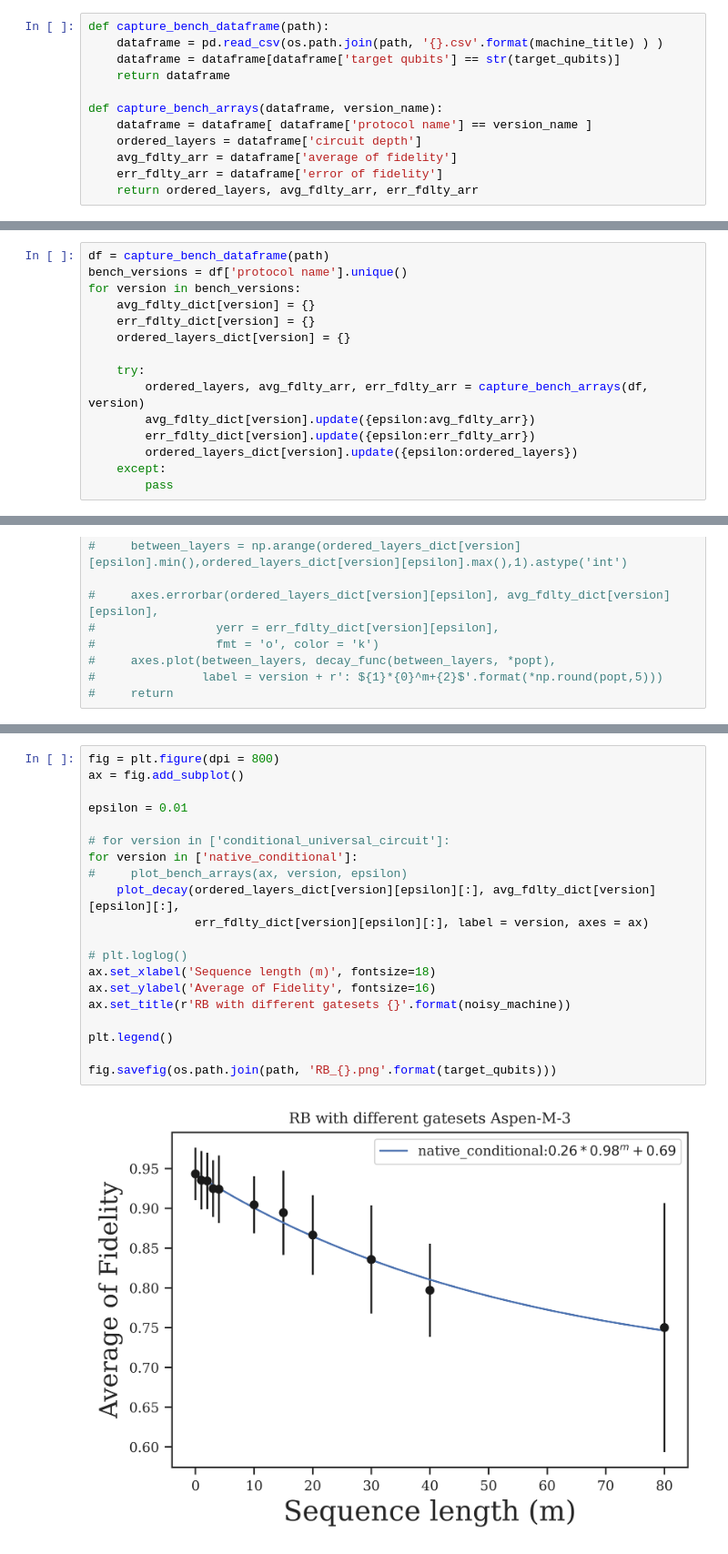
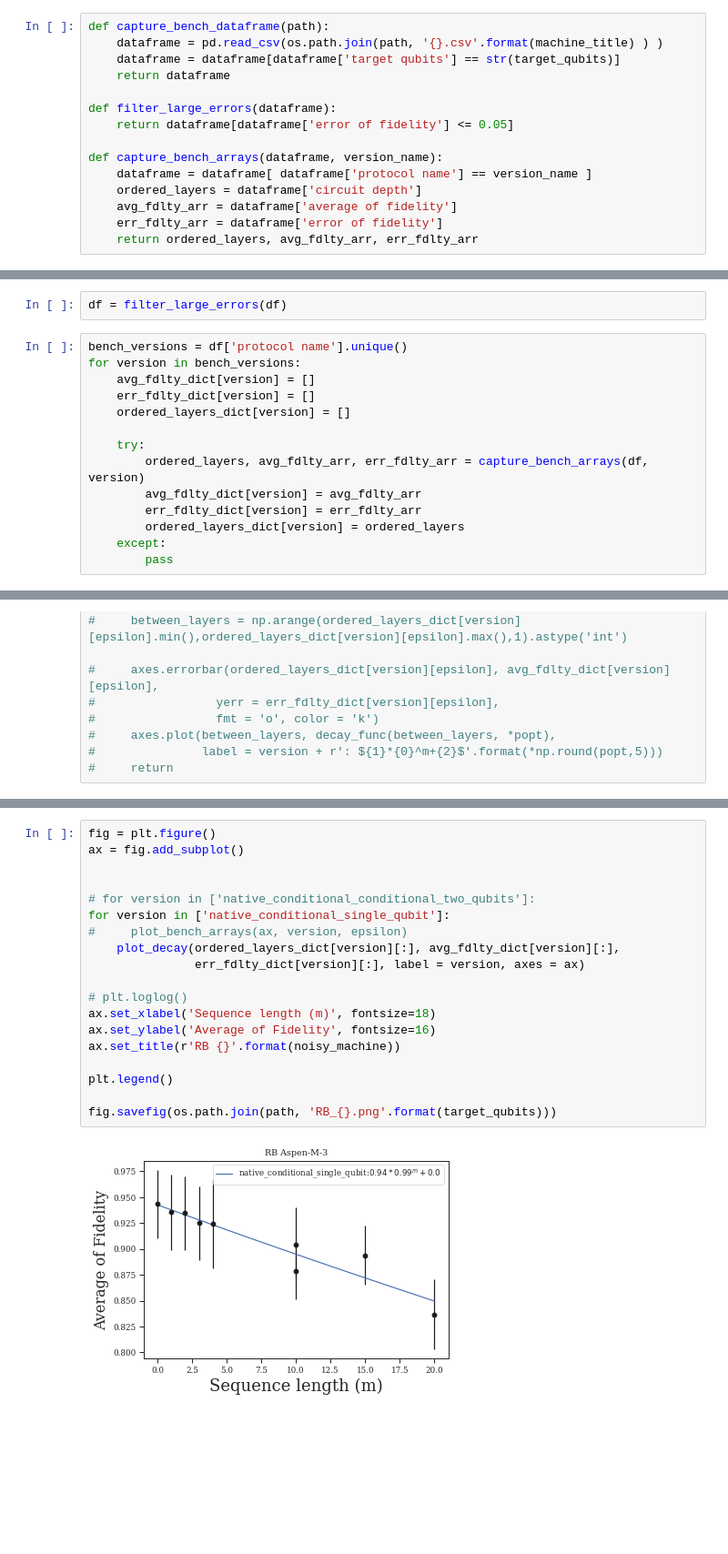
Before and after one commit to mmehrani/Randomized_Benchmarking_protocol, a Jupyter notebook: data_post_processing.ipynb, the cells around one changed output, grey strips where cells are left out. Shown at 91% size. Drawn from its saved outputs; the diff is of its cells as text; blank space fills up the shorter version.

```diff
--- a/data_post_processing.ipynb
+++ b/data_post_processing.ipynb
@@ -33,6 +34,9 @@ def capture_bench_dataframe(path):
     dataframe = pd.read_csv(os.path.join(path, '{}.csv'.format(machine_title) ) )
     dataframe = dataframe[dataframe['target qubits'] == str(target_qubits)]
     return dataframe
+
+def filter_large_errors(dataframe):
+    return dataframe[dataframe['error of fidelity'] <= 0.05]
 
 def capture_bench_arrays(dataframe, version_name):
     dataframe = dataframe[ dataframe['protocol name'] == version_name ]
@@ -43,16 +49,17 @@ def capture_bench_arrays(dataframe, version_name):
+# %%
+df = filter_large_errors(df)
 # %%
-df = capture_bench_dataframe(path)
 bench_versions = df['protocol name'].unique()
 for version in bench_versions:
-    avg_fdlty_dict[version] = {}
-    err_fdlty_dict[version] = {}
-    ordered_layers_dict[version] = {}
+    avg_fdlty_dict[version] = []
+    err_fdlty_dict[version] = []
+    ordered_layers_dict[version] = []
 
     try:
         ordered_layers, avg_fdlty_arr, err_fdlty_arr = capture_bench_arrays(df, version)
-        avg_fdlty_dict[version].update({epsilon:avg_fdlty_arr})
-        err_fdlty_dict[version].update({epsilon:err_fdlty_arr})
-        ordered_layers_dict[version].update({epsilon:ordered_layers})
+        avg_fdlty_dict[version] = avg_fdlty_arr
+        err_fdlty_dict[version] = err_fdlty_arr
+        ordered_layers_dict[version] = ordered_layers
     except:
         pass
 # %%
@@ -86,22 +108,21 @@ array(['native_conditional'], dtype=object)
 # %%
-fig = plt.figure(dpi = 800)
+fig = plt.figure()
 ax = fig.add_subplot()
 
-epsilon = 0.01
 
-# for version in ['conditional_universal_circuit']:
-for version in ['native_conditional']:
+# for version in ['native_conditional_conditional_two_qubits']:
+for version in ['native_conditional_single_qubit']:
 #     plot_bench_arrays(ax, version, epsilon)
-    plot_decay(ordered_layers_dict[version][epsilon][:], avg_fdlty_dict[version][epsilon][:],
-               err_fdlty_dict[version][epsilon][:], label = version, axes = ax)
+    plot_decay(ordered_layers_dict[version][:], avg_fdlty_dict[version][:],
+               err_fdlty_dict[version][:], label = version, axes = ax)
 
 # plt.loglog()
 ax.set_xlabel('Sequence length (m)', fontsize=18)
 ax.set_ylabel('Average of Fidelity', fontsize=16)
-ax.set_title(r'RB with different gatesets {}'.format(noisy_machine))
+ax.set_title(r'RB {}'.format(noisy_machine))
 
 plt.legend()
 
 fig.savefig(os.path.join(path, 'RB_{}.png'.format(target_qubits)))
 # %% [output]
-[figure, old version]
+[figure, new version]
```
Also changed, not shown: parts of 8 cells of this notebook, 3 other files.
